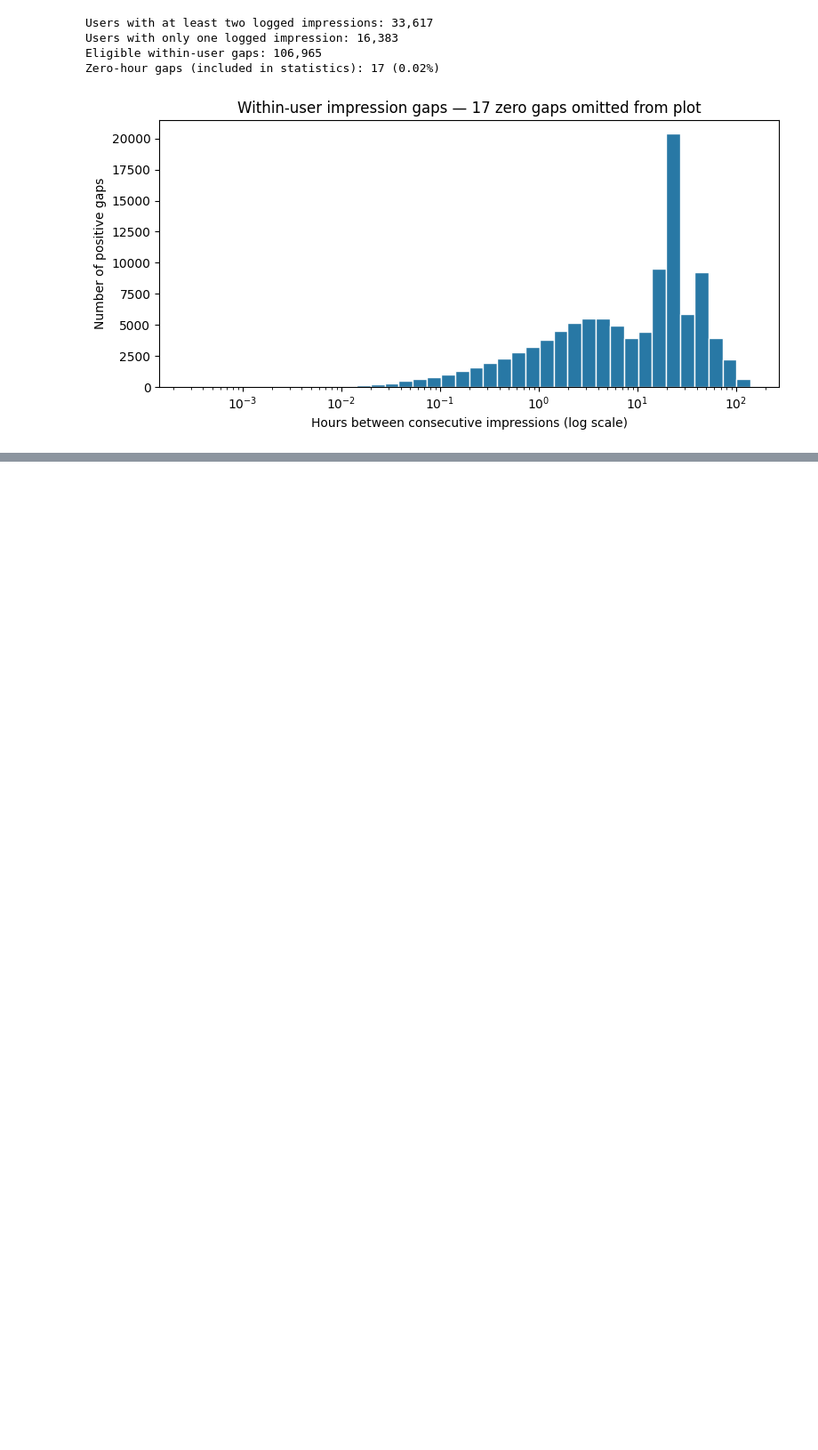
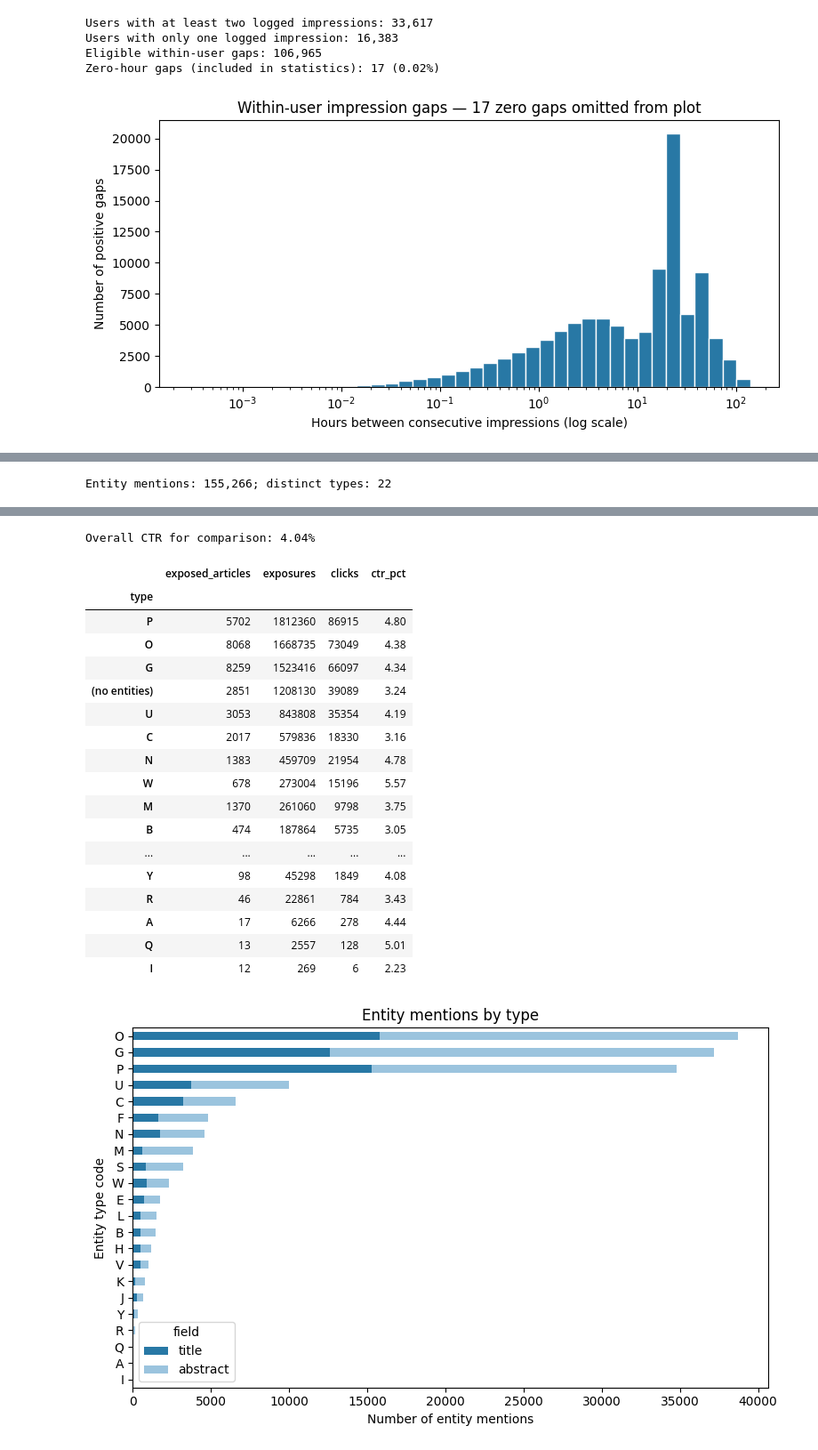
Before and after one commit to JariusF10-8/bt4222, a Jupyter notebook: notebooks/eda/Dataset_EDA.ipynb, the cells around one changed output, grey strips where cells are left out. Shown at 89% size. Drawn from its saved outputs; the diff is of its cells as text; code cells hidden in the pictures; blank space fills up the shorter version.

```diff
--- a/notebooks/eda/Dataset_EDA.ipynb
+++ b/notebooks/eda/Dataset_EDA.ipynb
@@ -1309,0 +1397,46 @@ Zero-hour gaps (included in statistics): 17 (0.02%)
+# %%
+s46_rows = []
+for field in ("title", "abstract"):
+    for news_id, entities in zip(news["news_id"], news[f"{field}_entities_parsed"]):
+        for entity in entities or []:
+            s46_rows.append({"news_id": news_id, "field": field,
+                             "type": entity.get("Type") or "(missing)"})
+s46_entities = pd.DataFrame(s46_rows)
+
+s46_type_counts = (
+    s46_entities.groupby(["type", "field"]).size().unstack("field", fill_value=0)
+)
+s46_type_counts["total"] = s46_type_counts.sum(axis=1)
+s46_type_counts["total_share_pct"] = 100 * s46_type_counts["total"] / s46_type_counts["total"].sum()
+s46_type_counts["articles_with_type_pct"] = (
+    100 * s46_entities.groupby("type")["news_id"].nunique() / len(news)
+)
+s46_type_counts = s46_type_counts.sort_values("total", ascending=False)
+print(f"Entity mentions: {len(s46_entities):,}; distinct types: {s46_entities['type'].nunique()}")
+display(s46_type_counts.round(2))
+
+# Click rate by entity type, over exposed articles only (an article counts once per type).
+s46_article_types = s46_entities[["news_id", "type"]].drop_duplicates()
+s46_exposed = s44_exposed_articles[["news_id", "exposures", "clicks"]]
+s46_ctr_by_type = (
+    s46_article_types.merge(s46_exposed, on="news_id")
+    .groupby("type")
+    .agg(exposed_articles=("news_id", "size"),
+         exposures=("exposures", "sum"), clicks=("clicks", "sum"))
+)
+s46_no_entity = s46_exposed.loc[~s46_exposed["news_id"].isin(s46_article_types["news_id"])]
+s46_ctr_by_type.loc["(no entities)"] = [len(s46_no_entity), s46_no_entity["exposures"].sum(),
+                                         s46_no_entity["clicks"].sum()]
+s46_ctr_by_type["ctr_pct"] = 100 * s46_ctr_by_type["clicks"] / s46_ctr_by_type["exposures"]
+s46_ctr_by_type = s46_ctr_by_type.sort_values("exposures", ascending=False)
+print(f"Overall CTR for comparison: {100 * s44_total_clicks / s44_total_exposures:.2f}%")
+display(s46_ctr_by_type.round(2))
+
+s46_fig, ax = plt.subplots(figsize=(8, 5))
+s46_plot = s46_type_counts[["title", "abstract"]].iloc[::-1]
+s46_plot.plot.barh(stacked=True, ax=ax, color=["#2878A5", "#9BC4DE"])
+ax.set(title="Entity mentions by type", xlabel="Number of entity mentions", ylabel="Entity type code")
+s46_fig.tight_layout()
+plt.show()
+# %% [output]
+Entity mentions: 155,266; distinct types: 22
@@ -1309,0 +1461,20 @@ Zero-hour gaps (included in statistics): 17 (0.02%)
+Overall CTR for comparison: 4.04%
+|  | exposed_articles | exposures | clicks | ctr_pct |
+| type |  |  |  |  |
+| P | 5702 | 1812360 | 86915 | 4.80 |
+| O | 8068 | 1668735 | 73049 | 4.38 |
+| G | 8259 | 1523416 | 66097 | 4.34 |
+| (no entities) | 2851 | 1208130 | 39089 | 3.24 |
+| U | 3053 | 843808 | 35354 | 4.19 |
+| C | 2017 | 579836 | 18330 | 3.16 |
+| N | 1383 | 459709 | 21954 | 4.78 |
+| W | 678 | 273004 | 15196 | 5.57 |
+| M | 1370 | 261060 | 9798 | 3.75 |
+| B | 474 | 187864 | 5735 | 3.05 |
+| ... | ... | ... | ... | ... |
+| Y | 98 | 45298 | 1849 | 4.08 |
+| R | 46 | 22861 | 784 | 3.43 |
+| A | 17 | 6266 | 278 | 4.44 |
+| Q | 13 | 2557 | 128 | 5.01 |
+| I | 12 | 269 | 6 | 2.23 |
+[figure, added]
```
Also changed, not shown: parts of 6 cells of this notebook, 5 other files.
